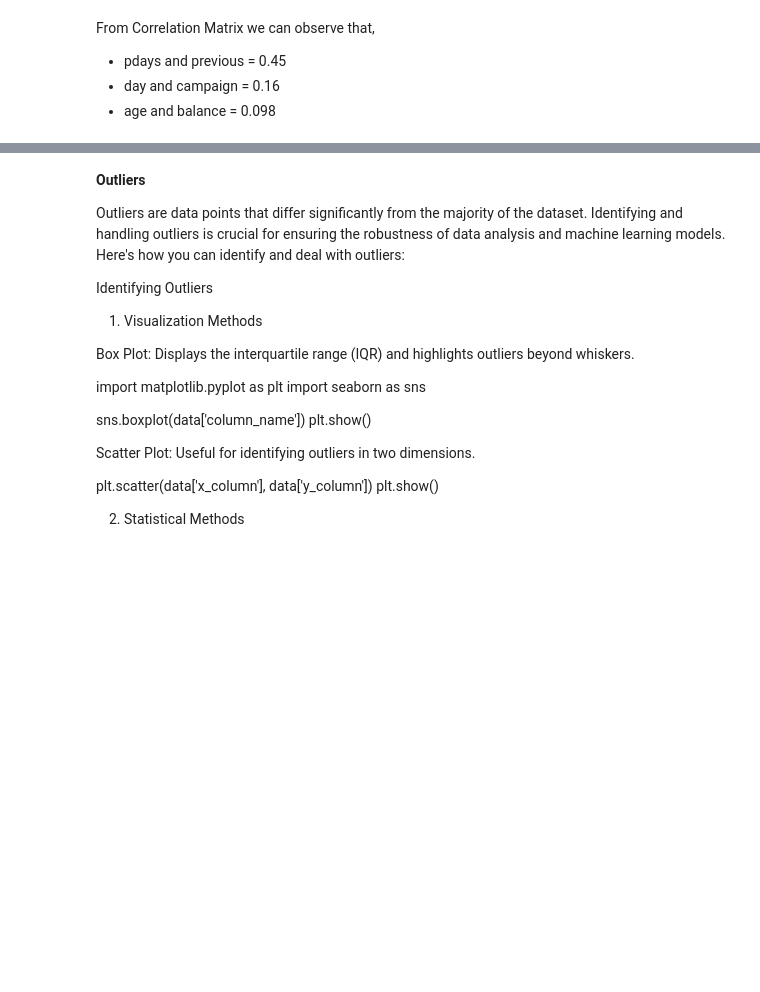
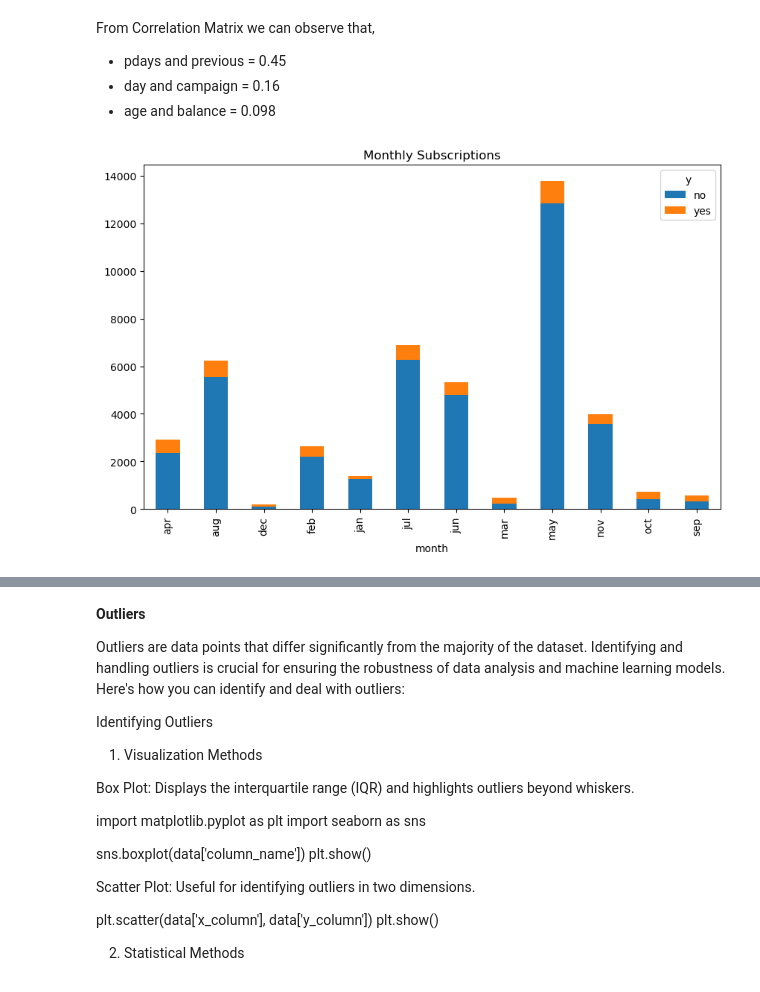
Before and after one commit to amirfarimani/DSI_Team_Project_Bank_Marketing, a Jupyter notebook: experiments/data_processing.ipynb, the cells around one changed output, grey strips where cells are left out. Cells and saved outputs as stored; diff of their text form; code cells hidden in the pictures; blank space fills up the shorter version.

```diff
--- a/experiments/data_processing.ipynb
+++ b/experiments/data_processing.ipynb
@@ -448,9 +507,11 @@ cleaned_df.columns
 # %%
 # analyze trends over time (by month).
 # Aggregate subscriptions by month
-monthly_data = df.groupby('month')['y'].value_counts().unstack()
+monthly_data = df_cleaned.groupby('month')['y'].value_counts().unstack()
 monthly_data.plot(kind='bar', stacked=True, figsize=(10, 6))
 plt.title("Monthly Subscriptions")
 plt.show()
+# %% [output]
+[figure, added]
 # %%
 #  Relationship between 'balance' and 'y'
```
Also changed, not shown: parts of 28 cells of this notebook.
